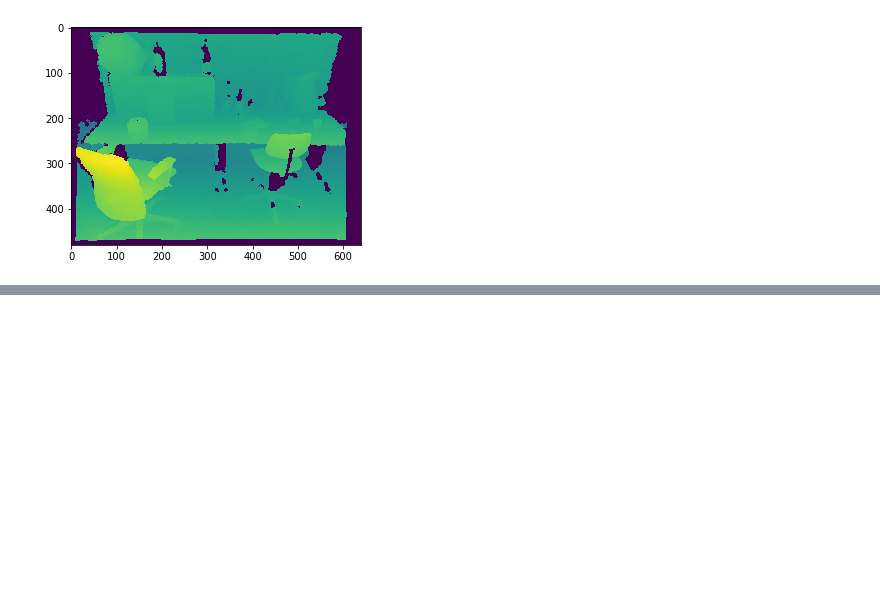
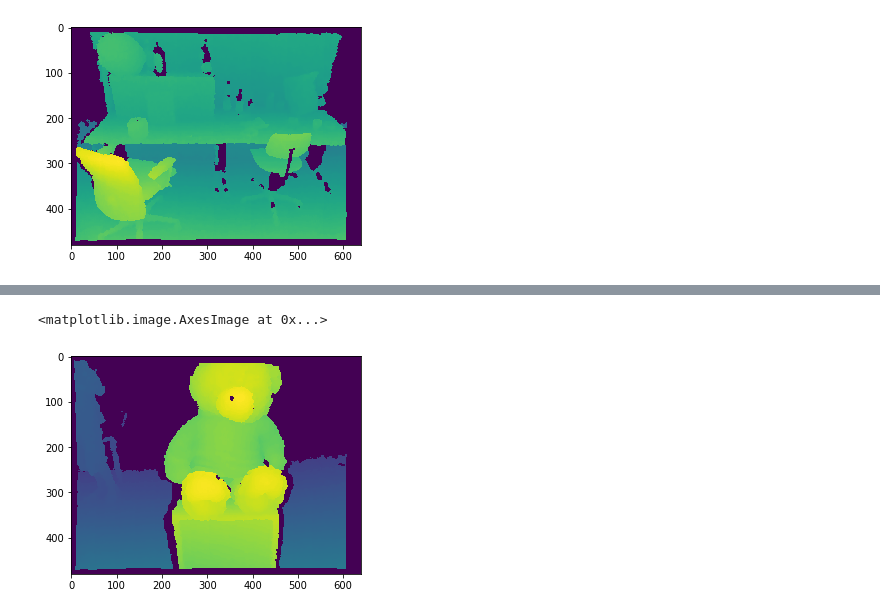
Before and after one commit to JustWon/HHA_encoding, a Jupyter notebook: HHA_encoding.ipynb, the cells around one changed output, grey strips where cells are left out. Cells and saved outputs as stored; diff of their text form; code cells hidden in the pictures; blank space fills up the shorter version.

```diff
--- a/HHA_encoding.ipynb
+++ b/HHA_encoding.ipynb
@@ -174,0 +310,15 @@ Use numpy.asarray() to access data.
+# %%
+disparity_map = np.zeros(depth_map.shape)
+disparity_map = disparity_map.flatten()
+depth = depth.flatten()
+for i, d in enumerate(depth_map):
+    if (d != 0):
+        disparity_map[i] = 120/d # is it correct?
+# %%
+depth_map = depth_map.reshape(480,640)
+disparity_map = disparity_map.reshape(480,640)
+# %%
+plt.imshow(disparity_map)
+# %% [output]
+<matplotlib.image.AxesImage at 0x...>
+[figure, added]
```
Also changed, not shown: parts of 22 cells of this notebook, 1 other file.
